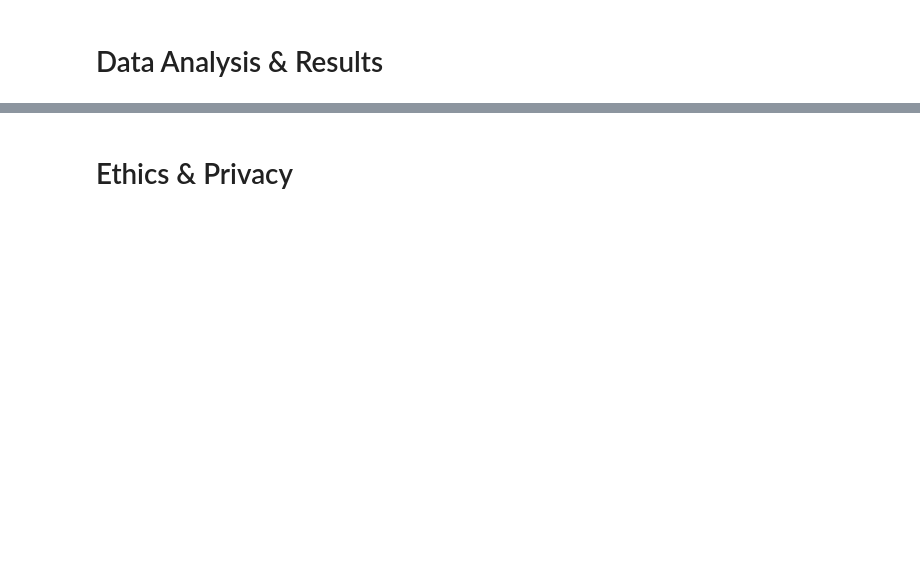
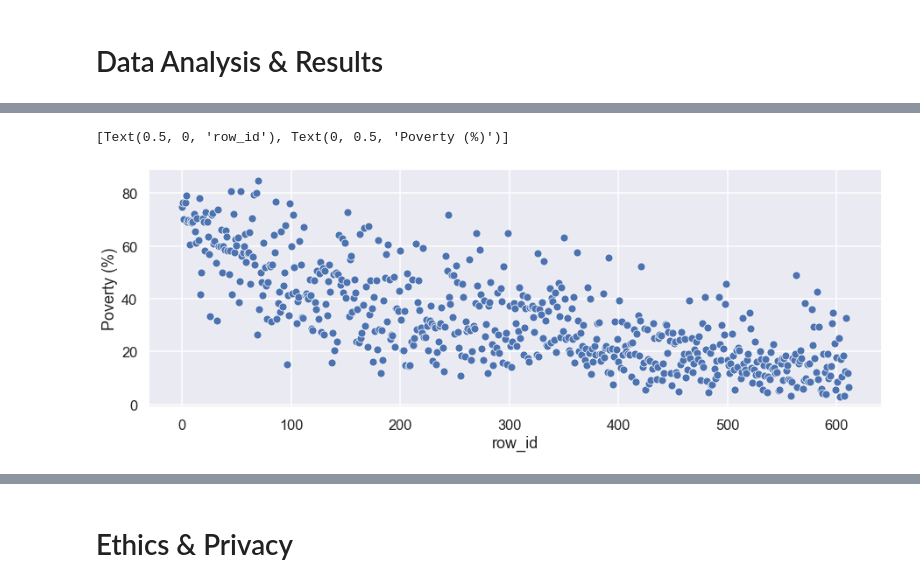
Before and after one commit to michaelbaluja/individual_fa20, a Jupyter notebook: final_project/FinalProject_KevinUSVN.ipynb, the cells around one changed output, grey strips where cells are left out. Cells and saved outputs as stored; diff of their text form; code cells hidden in the pictures; blank space fills up the shorter version.

```diff
--- a/final_project/FinalProject_KevinUSVN.ipynb
+++ b/final_project/FinalProject_KevinUSVN.ipynb
@@ -60,0 +291,9 @@ Include cells that describe the steps in your data analysis.
+# %%
+# Plot scatter plot
+fig_dims = (15, 5)
+fig, ax = plt.subplots(figsize=fig_dims)
+sns.scatterplot(data=df, x='row_id', y='Poverty', ax=ax)
+ax.set(xlabel='row_id', ylabel='Poverty (%)')
+# %% [output]
+[Text(0.5, 0, 'row_id'), Text(0, 0.5, 'Poverty (%)')]
+[figure, added]
```
Also changed, not shown: parts of 43 cells of this notebook.
